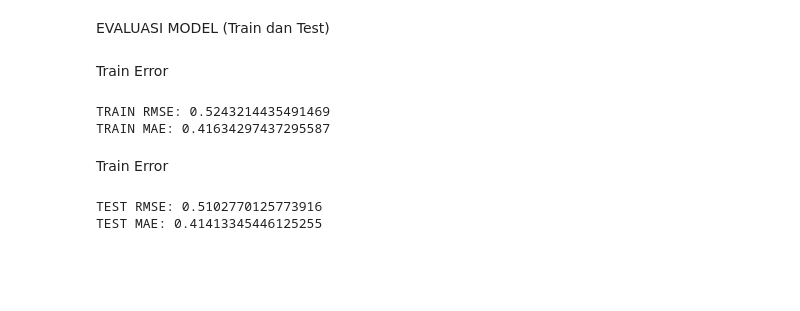
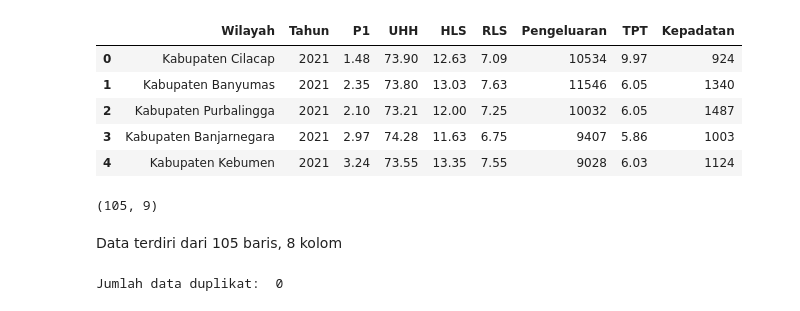
Before and after one commit to trishagarniss/projek-PDS-IPM, a Jupyter notebook: src/03_Modelling_dan_Asumsi.ipynb, the cells around one changed output. Drawn from its saved outputs; the diff is of its cells as text; code cells hidden in the pictures; blank space fills up the shorter version.

```diff
--- a/src/03_Modelling_dan_Asumsi.ipynb
+++ b/src/03_Modelling_dan_Asumsi.ipynb
@@ -143,31 +13,25 @@ plt.show()
-# %% [markdown]
-EVALUASI MODEL (Train dan Test)
-# %% [markdown]
-Train Error
-# %%
-train_pred = model.predict(X_train_sm)
-
-mse_train = mean_squared_error(y_train, train_pred)
-rmse_train = np.sqrt(mse_train)
-mae_train = mean_absolute_error(y_train, train_pred)
-
-print("TRAIN RMSE:", rmse_train)
-print("TRAIN MAE:", mae_train)
-# %% [output]
-TRAIN RMSE: 0.5243214435491469
-TRAIN MAE: 0.41634297437295587
-# %% [markdown]
-Train Error
-# %%
-X_test_sm = sm.add_constant(X_test)
-test_pred = model.predict(X_test_sm)
-
-mse_test = mean_squared_error(y_test, test_pred)
-rmse_test = np.sqrt(mse_test)
-mae_test = mean_absolute_error(y_test, test_pred)
-
-print("TEST RMSE:", rmse_test)
-print("TEST MAE:", mae_test)
-# %% [output]
-TEST RMSE: 0.5102770125773916
-TEST MAE: 0.41413345446125255
+# %%
+path_data_clean = "../data_clean/"
+
+file_data_bersih = os.path.join(path_data_clean, "dataset_final_2021-2023.csv")
+
+
+df = pd.read_csv(file_data_bersih)
+df.head()
+# %% [output]
+|  | Wilayah | Tahun | P1 | UHH | HLS | RLS | Pengeluaran | TPT | Kepadatan |
+| 0 | Kabupaten Cilacap | 2021 | 1.48 | 73.90 | 12.63 | 7.09 | 10534 | 9.97 | 924 |
+| 1 | Kabupaten Banyumas | 2021 | 2.35 | 73.80 | 13.03 | 7.63 | 11546 | 6.05 | 1340 |
+| 2 | Kabupaten Purbalingga | 2021 | 2.10 | 73.21 | 12.00 | 7.25 | 10032 | 6.05 | 1487 |
+| 3 | Kabupaten Banjarnegara | 2021 | 2.97 | 74.28 | 11.63 | 6.75 | 9407 | 5.86 | 1003 |
+| 4 | Kabupaten Kebumen | 2021 | 3.24 | 73.55 | 13.35 | 7.55 | 9028 | 6.03 | 1124 |
+# %%
+print(df.shape)
+# %% [output]
+(105, 9)
+# %% [markdown]
+Data terdiri dari 105 baris, 8 kolom
+# %%
+print("Jumlah data duplikat: ", df.duplicated().sum())
+# %% [output]
+Jumlah data duplikat:  0
```
Also changed, not shown: parts of 28 cells of this notebook.
